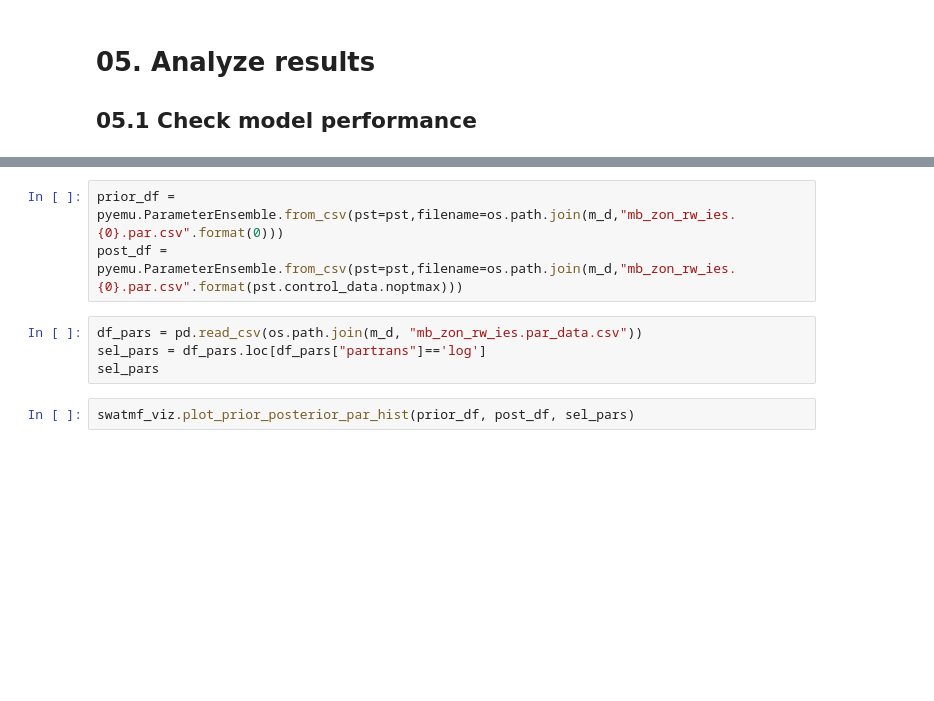
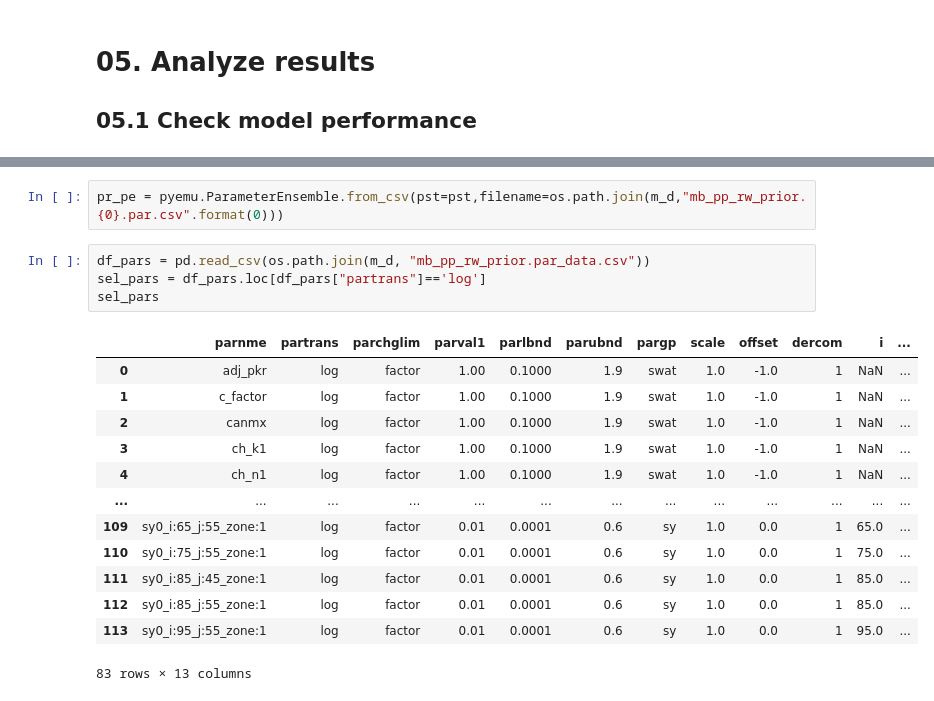
Before and after one commit to himmatbasnet84-stack/SWAT-MODFLOW, a Jupyter notebook: workflows/uncertainty_analysis/01_pp_prior_run.ipynb, the cells around one changed output, grey strips where cells are left out. Drawn from its saved outputs; the diff is of its cells as text; blank space fills up the shorter version.

```diff
--- a/workflows/uncertainty_analysis/01_pp_prior_run.ipynb
+++ b/workflows/uncertainty_analysis/01_pp_prior_run.ipynb
@@ -93,9 +110,20 @@ _ = ax.set_xlabel("$log_{10}\\phi$")
 # %%
-prior_df = pyemu.ParameterEnsemble.from_csv(pst=pst,filename=os.path.join(m_d,"mb_zon_rw_ies.{0}.par.csv".format(0)))
-post_df = pyemu.ParameterEnsemble.from_csv(pst=pst,filename=os.path.join(m_d,"mb_zon_rw_ies.{0}.par.csv".format(pst.control_data.noptmax)))
+pr_pe = pyemu.ParameterEnsemble.from_csv(pst=pst,filename=os.path.join(m_d,"mb_pp_rw_prior.{0}.par.csv".format(0)))
 # %%
-df_pars = pd.read_csv(os.path.join(m_d, "mb_zon_rw_ies.par_data.csv"))
+df_pars = pd.read_csv(os.path.join(m_d, "mb_pp_rw_prior.par_data.csv"))
 sel_pars = df_pars.loc[df_pars["partrans"]=='log']
 sel_pars
+# %% [output]
+|  | parnme | partrans | parchglim | parval1 | parlbnd | parubnd | pargp | scale | offset | dercom | i | ... |
+| 0 | adj_pkr | log | factor | 1.00 | 0.1000 | 1.9 | swat | 1.0 | -1.0 | 1 | NaN | ... |
+| 1 | c_factor | log | factor | 1.00 | 0.1000 | 1.9 | swat | 1.0 | -1.0 | 1 | NaN | ... |
+| 2 | canmx | log | factor | 1.00 | 0.1000 | 1.9 | swat | 1.0 | -1.0 | 1 | NaN | ... |
+| 3 | ch_k1 | log | factor | 1.00 | 0.1000 | 1.9 | swat | 1.0 | -1.0 | 1 | NaN | ... |
+| 4 | ch_n1 | log | factor | 1.00 | 0.1000 | 1.9 | swat | 1.0 | -1.0 | 1 | NaN | ... |
+| ... | ... | ... | ... | ... | ... | ... | ... | ... | ... | ... | ... | ... |
+| 109 | sy0_i:65_j:55_zone:1 | log | factor | 0.01 | 0.0001 | 0.6 | sy | 1.0 | 0.0 | 1 | 65.0 | ... |
+| 110 | sy0_i:75_j:55_zone:1 | log | factor | 0.01 | 0.0001 | 0.6 | sy | 1.0 | 0.0 | 1 | 75.0 | ... |
+| 111 | sy0_i:85_j:45_zone:1 | log | factor | 0.01 | 0.0001 | 0.6 | sy | 1.0 | 0.0 | 1 | 85.0 | ... |
+| 112 | sy0_i:85_j:55_zone:1 | log | factor | 0.01 | 0.0001 | 0.6 | sy | 1.0 | 0.0 | 1 | 85.0 | ... |
+| 113 | sy0_i:95_j:55_zone:1 | log | factor | 0.01 | 0.0001 | 0.6 | sy | 1.0 | 0.0 | 1 | 95.0 | ... |
+83 rows × 13 columns
-# %%
-swatmf_viz.plot_prior_posterior_par_hist(prior_df, post_df, sel_pars)
```
Also changed, not shown: parts of 24 cells of this notebook, 3 other files.
